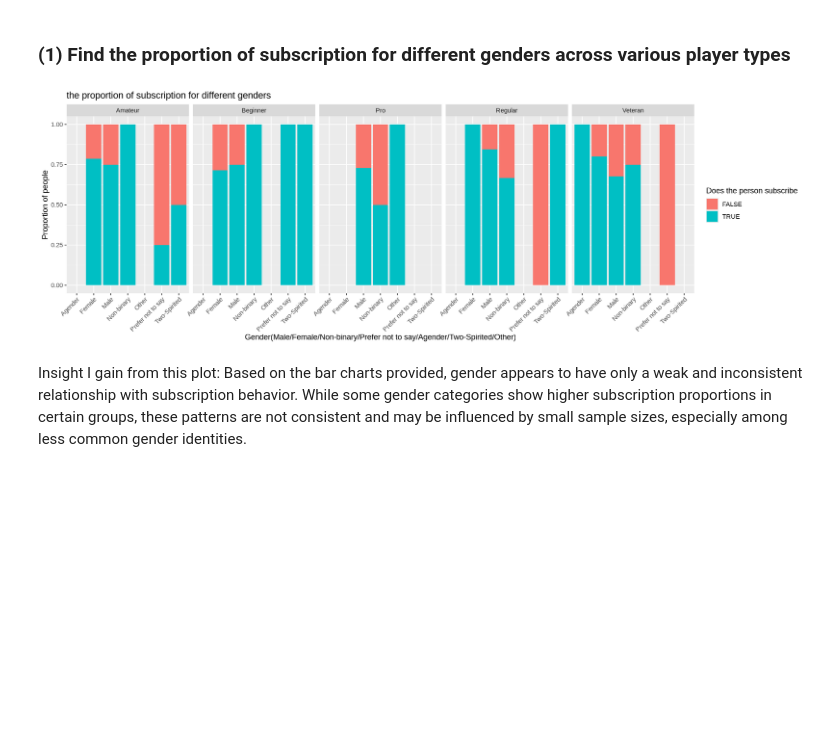
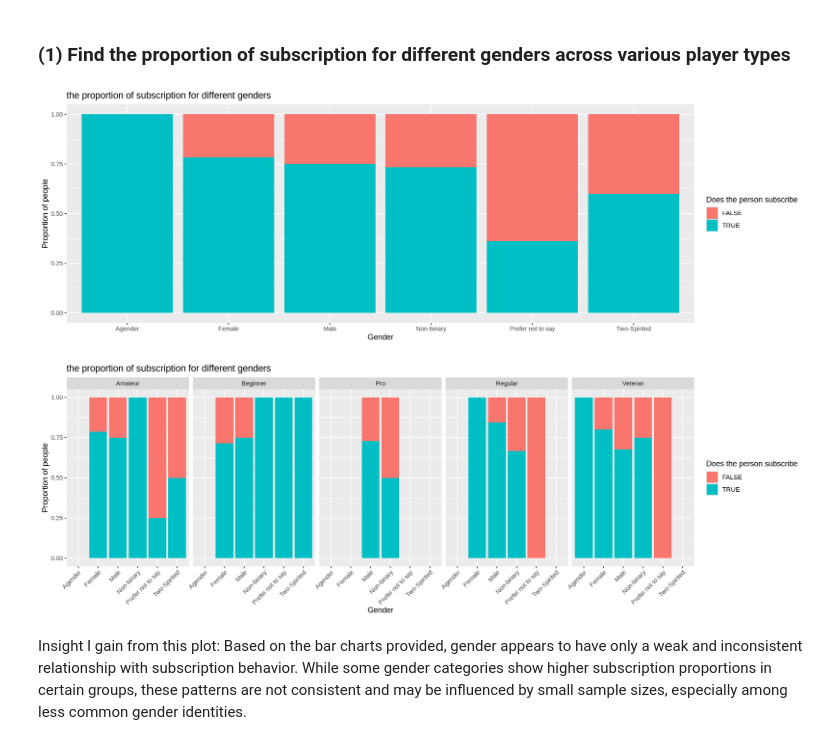
Before and after one commit to Evelyn925/individual_project, a Jupyter notebook: individual_project.ipynb, the cells around one changed output. Cells and saved outputs as stored; diff of their text form; code cells hidden in the pictures; blank space fills up the shorter version.

Commit message:
push to git hub
made some adjustments on questions and analysis, convert Age into numeric first

```diff
--- a/individual_project.ipynb
+++ b/individual_project.ipynb
@@ -107,3 +107,8 @@ A tibble: 1535 × 5
 | fd6563a4e0f6f4273580e5fedbd8dda64... | 2024-07-28 15:36:00 | 2024-07-28 15:57:00 | 1.72218e+12 | 1.72218e+12 |
 | fd6563a4e0f6f4273580e5fedbd8dda64... | 2024-07-25 06:15:00 | 2024-07-25 06:22:00 | 1.72189e+12 | 1.72189e+12 |
 | 36d9cbb4c6bc0c1a6911436d2da0d09ec... | 2024-05-20 02:26:00 | 2024-05-20 02:45:00 | 1.71617e+12 | 1.71617e+12 |
+# %%
+players_adjusted<-players|>
+filter(Age!= "NA")|>
+mutate(Age=as.numeric(Age))
+players_adjusted
@@ -128,17 +147,20 @@ A tibble: 2 × 3
 ### (1) Find the proportion of subscription for different genders across various player types
 # %%
 options(repr.plot.width = 15, repr.plot.height = 5)
-bar_plot <- players |>
+bar_plot <- players_adjusted|>
 ggplot(aes(x = gender, fill = subscribe)) +
 geom_bar(position = 'fill') +
-xlab("Gender(Male/Female/Non-binary/Prefer not to say/Agender/Two-Spirited/Other)") +
+xlab("Gender") +
 ylab("Proportion of people") +
 labs(fill = "Does the person subscribe") +
-ggtitle("the proportion of subscription for different genders")+
+ggtitle("the proportion of subscription for different genders")
+bar_plots <- bar_plot+
 facet_grid(~ experience)+
 theme(axis.text.x = element_text(angle = 45, hjust = 1))
 bar_plot
+bar_plots
 # %% [output]
-[figure, old version]
+[figure, new version]
+[figure, added]
 # %% [markdown]
 Insight I gain from this plot: Based on the bar charts provided, gender appears to have only a weak and inconsistent relationship with subscription behavior. While some gender categories show higher subscription proportions in certain groups, these patterns are not consistent and may be influenced by small sample sizes, especially among less common gender identities.
```
Also changed, not shown: parts of 5 cells of this notebook.
